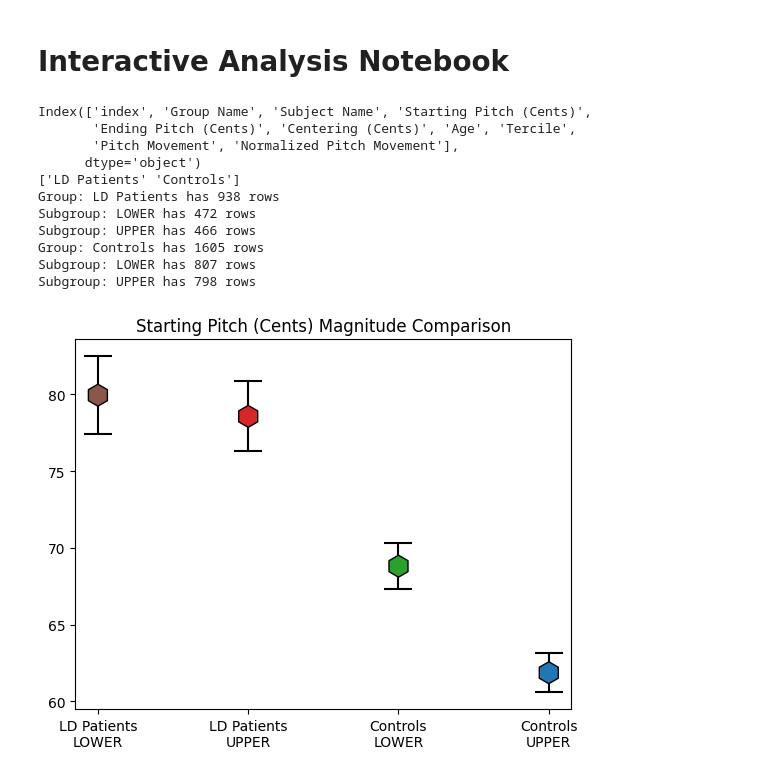
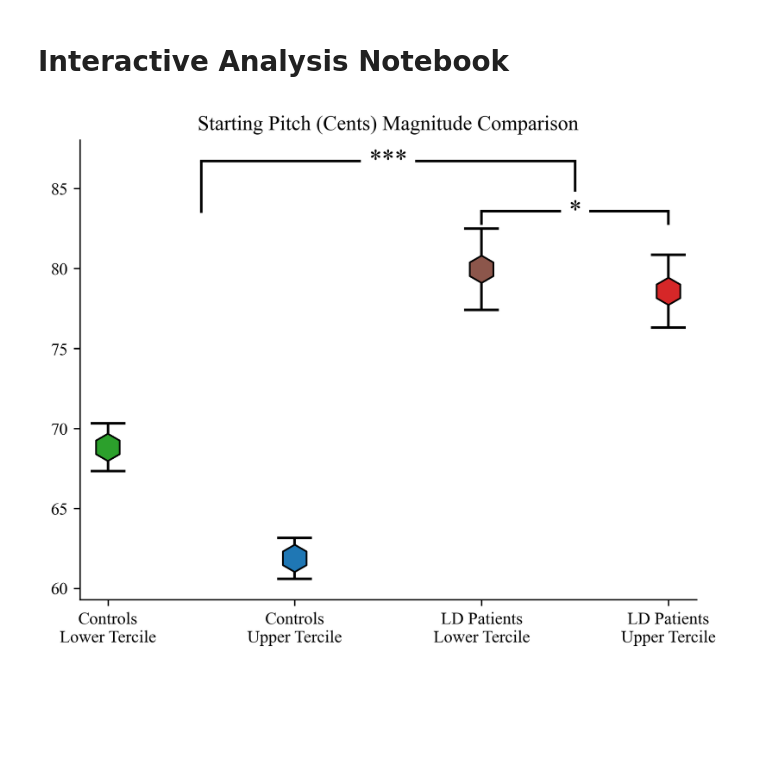
Before and after one commit to SpeechNeuroscienceLab/centering-audio, a Jupyter notebook: interactive_analysis.ipynb, the cells around one changed output. Drawn from its saved outputs; the diff is of its cells as text; code cells hidden in the pictures; blank space fills up the shorter version.

Commit message:
manuscript-ready: pitch magnitude figure

```diff
--- a/interactive_analysis.ipynb
+++ b/interactive_analysis.ipynb
@@ -77,9 +78,6 @@ if FORCE_ANALYSIS or not (Path(CACHE_PATH / "trimmed_dataset.csv").is_file()
 # compute_ld_centering.gen_subject_figures(dataset=ld, CACHE_PATH=CACHE_PATH, OUTPUT_PATH=OUTPUT_PATH, plot_settings=plot_settings, DPI=DPI)
 
 output_dataset = pd.read_csv(CACHE_PATH / "peripheral_dataset.csv")
-print(output_dataset.columns)
-
-print(output_dataset["Group Name"].unique())
 
 plot_settings["colormap"] = {
     "Controls": {
@@ -93,20 +91,25 @@ plot_settings["colormap"] = {
         "LOWER": "#8c564b"
     }
 }
-
-fig, ax = plt.subplots(1, 1)
-figure.group_pitch_magnitude_comparison(output_dataset, fig, plot_settings, ("LD Patients", "Controls"))
-plt.show()
-# %% [output]
-Index(['index', 'Group Name', 'Subject Name', 'Starting Pitch (Cents)',
-       'Ending Pitch (Cents)', 'Centering (Cents)', 'Age', 'Tercile',
-       'Pitch Movement', 'Normalized Pitch Movement'],
-      dtype='object')
-['LD Patients' 'Controls']
-Group: LD Patients has 938 rows
-Subgroup: LOWER has 472 rows
-Subgroup: UPPER has 466 rows
-Group: Controls has 1605 rows
-Subgroup: LOWER has 807 rows
-Subgroup: UPPER has 798 rows
-[figure, removed]
+# %%
+importlib.reload(figure)
+
+# set the font to times new roman
+matplotlib.rcParams['font.family'] = 'Times New Roman'
+
+fig, ax = plt.subplots(1, 1, dpi=300)
+figure.group_pitch_magnitude_comparison(output_dataset, fig, plot_settings, ("Controls", "LD Patients"), label_map={
+    ("Controls", "UPPER"): "Controls\nUpper Tercile",
+    ("Controls", "CENTRAL"): "Controls\nCentral Tercile",
+    ("Controls", "LOWER"): "Controls\nLower Tercile",
+    ("LD Patients", "UPPER"): "LD Patients\nUpper Tercile",
+    ("LD Patients", "CENTRAL"): "LD Patients\nCentral Tercile",
+    ("LD Patients", "LOWER"): "LD Patients\nLower Tercile"
+})
+figure.significance_bar(ax, 2, 3, max(ax.get_ylim()), display_string= "*")
+# optional: adds a grouping bracket for controls (without significance)
+# figure.significance_bar(ax, 0, 1, max(ax.get_ylim()), display_string= "")
+figure.significance_bar(ax, 0.5, 2.5, max(ax.get_ylim()) + 2, display_string= "***", marker_size=30)
+plt.show()
+# %% [output]
+[figure, added]
```
Also changed, not shown: parts of 1 cell of this notebook, 1 other file.
